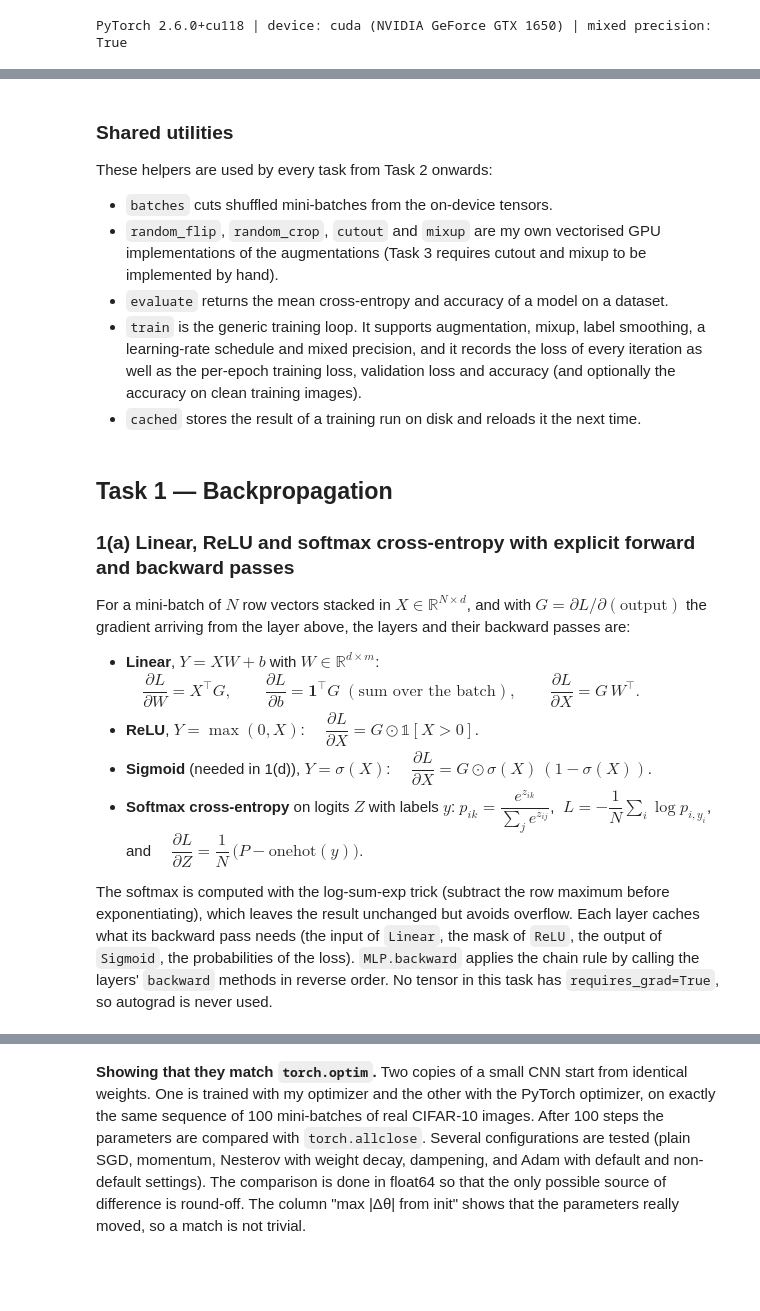
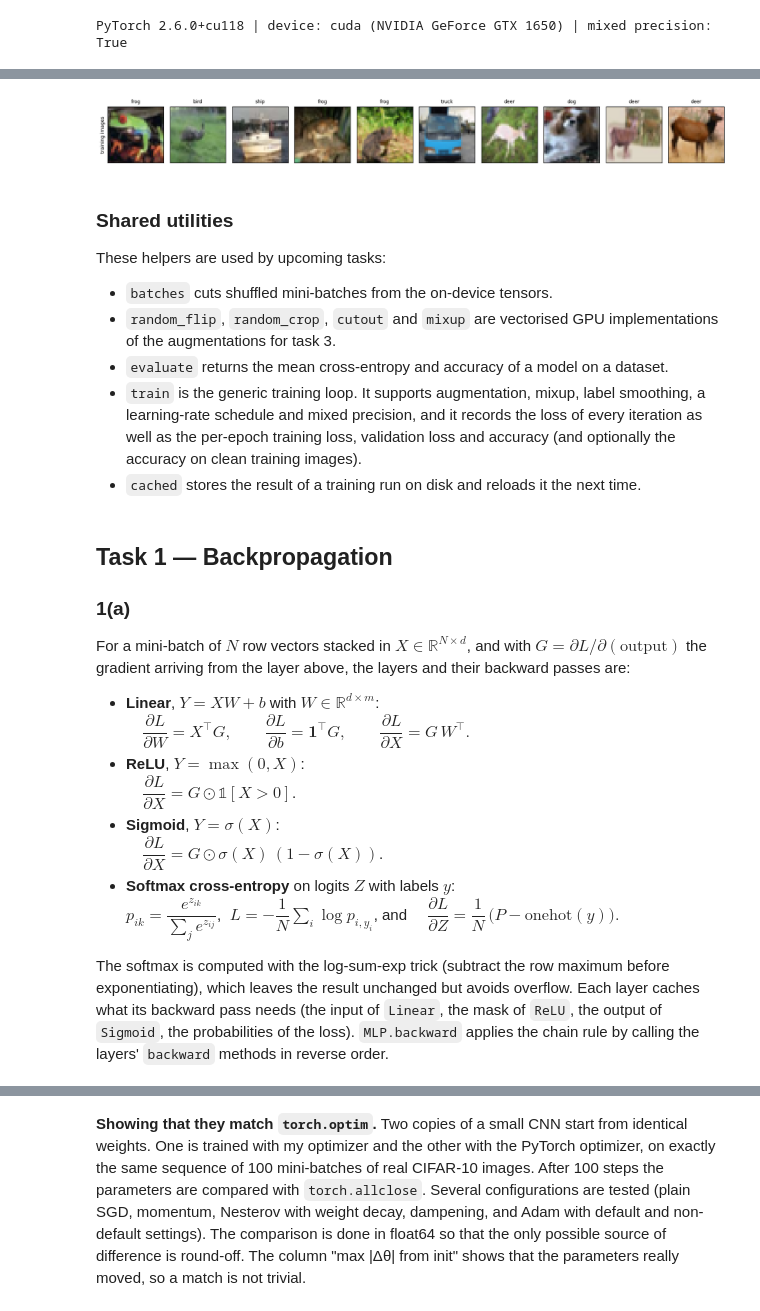
Before and after one commit to dilshan-49/EN4554_A02, a Jupyter notebook: EN4554_A02_CNN.ipynb, the cells around one changed output, grey strips where cells are left out. Cells and saved outputs as stored; diff of their text form; code cells hidden in the pictures; blank space fills up the shorter version.

```diff
--- a/EN4554_A02_CNN.ipynb
+++ b/EN4554_A02_CNN.ipynb
@@ -118,25 +118,28 @@ KeyboardInterrupt:
 # %%
 def show_rows(rows, n=8):
     """rows: list of (title, images, labels). Undoes the normalisation and plots n images per row."""
     fig, axes = plt.subplots(len(rows), n, figsize=(1.5 * n, 1.75 * len(rows)), squeeze=False)
     for r, (title, X, Y) in enumerate(rows):
         imgs = (X[:n].detach().float().cpu() * STD.view(1, 3, 1, 1) + MEAN.view(1, 3, 1, 1)).clamp(0, 1)
         for c in range(n):
             ax = axes[r, c]
             ax.imshow(imgs[c].permute(1, 2, 0).numpy())
             ax.set_xticks([]); ax.set_yticks([]); ax.grid(False)
             ax.set_title(CLASSES[int(Y[c])], fontsize=8)
         axes[r, 0].set_ylabel(title, fontsize=8)
-    plt.tight_layout(); plt.show()
+    plt.tight_layout();
+    plt.show()
 
 show_rows([('training images', X_train, Y_train)], n=10)
+# %% [output]
+[figure, added]
 # %% [markdown]
 ### Shared utilities
 
-These helpers are used by every task from Task 2 onwards:
+These helpers are used by upcoming tasks:
 
 * `batches` cuts shuffled mini-batches from the on-device tensors.
-* `random_flip`, `random_crop`, `cutout` and `mixup` are my own vectorised GPU implementations of the augmentations (Task 3 requires cutout and mixup to be implemented by hand).
+* `random_flip`, `random_crop`, `cutout` and `mixup` are vectorised GPU implementations of the augmentations for task 3.
 * `evaluate` returns the mean cross-entropy and accuracy of a model on a dataset.
 * `train` is the generic training loop. It supports augmentation, mixup, label smoothing, a learning-rate schedule and mixed precision, and it records the loss of every iteration as well as the per-epoch training loss, validation loss and accuracy (and optionally the accuracy on clean training images).
 * `cached` stores the result of a training run on disk and reloads it the next time.
@@ -321,18 +324,21 @@ def plot_smoothed_loss(ax, hist, label, k=50, **kw):
 # %% [markdown]
 ## Task 1 — Backpropagation
 
-### 1(a) Linear, ReLU and softmax cross-entropy with explicit forward and backward passes
+### 1(a)
 
 For a mini-batch of $N$ row vectors stacked in $X \in \mathbb{R}^{N\times d}$, and with $G = \partial L/\partial(\text{output})$ the gradient arriving from the layer above, the layers and their backward passes are:
 
 * **Linear**, $Y = XW + b$ with $W\in\mathbb{R}^{d\times m}$:
-$\quad \dfrac{\partial L}{\partial W} = X^\top G,\qquad \dfrac{\partial L}{\partial b} = \mathbf{1}^\top G \;(\text{sum over the batch}),\qquad \dfrac{\partial L}{\partial X} = G\,W^\top.$
-* **ReLU**, $Y = \max(0, X)$: $\quad \dfrac{\partial L}{\partial X} = G \odot \mathbb{1}[X>0]$.
-* **Sigmoid** (needed in 1(d)), $Y = \sigma(X)$: $\quad \dfrac{\partial L}{\partial X} = G \odot \sigma(X)\,(1-\sigma(X))$.
-* **Softmax cross-entropy** on logits $Z$ with labels $y$: $p_{ik} = \dfrac{e^{z_{ik}}}{\sum_j e^{z_{ij}}}$, $\;L = -\dfrac1N\sum_i \log p_{i,y_i}$, and
+$\quad \dfrac{\partial L}{\partial W} = X^\top G,\qquad \dfrac{\partial L}{\partial b} = \mathbf{1}^\top G,\qquad \dfrac{\partial L}{\partial X} = G\,W^\top.$
+* **ReLU**, $Y = \max(0, X)$:
+$\quad \dfrac{\partial L}{\partial X} = G \odot \mathbb{1}[X>0]$.
+* **Sigmoid**, $Y = \sigma(X)$:
+$\quad \dfrac{\partial L}{\partial X} = G \odot \sigma(X)\,(1-\sigma(X))$.
+* **Softmax cross-entropy** on logits $Z$ with labels $y$:
+$p_{ik} = \dfrac{e^{z_{ik}}}{\sum_j e^{z_{ij}}}$, $\;L = -\dfrac1N\sum_i \log p_{i,y_i}$, and
 $\quad \dfrac{\partial L}{\partial Z} = \dfrac{1}{N}\,\big(P - \mathrm{onehot}(y)\big).$
 
-The softmax is computed with the log-sum-exp trick (subtract the row maximum before exponentiating), which leaves the result unchanged but avoids overflow. Each layer caches what its backward pass needs (the input of `Linear`, the mask of `ReLU`, the output of `Sigmoid`, the probabilities of the loss). `MLP.backward` applies the chain rule by calling the layers' `backward` methods in reverse order. No tensor in this task has `requires_grad=True`, so autograd is never used.
+The softmax is computed with the log-sum-exp trick (subtract the row maximum before exponentiating), which leaves the result unchanged but avoids overflow. Each layer caches what its backward pass needs (the input of `Linear`, the mask of `ReLU`, the output of `Sigmoid`, the probabilities of the loss). `MLP.backward` applies the chain rule by calling the layers' `backward` methods in reverse order.
 # %%
 class Linear:
     """Fully connected layer  y = x W + b  with a hand-written backward pass."""
```
Also changed, not shown: parts of 21 cells of this notebook.
